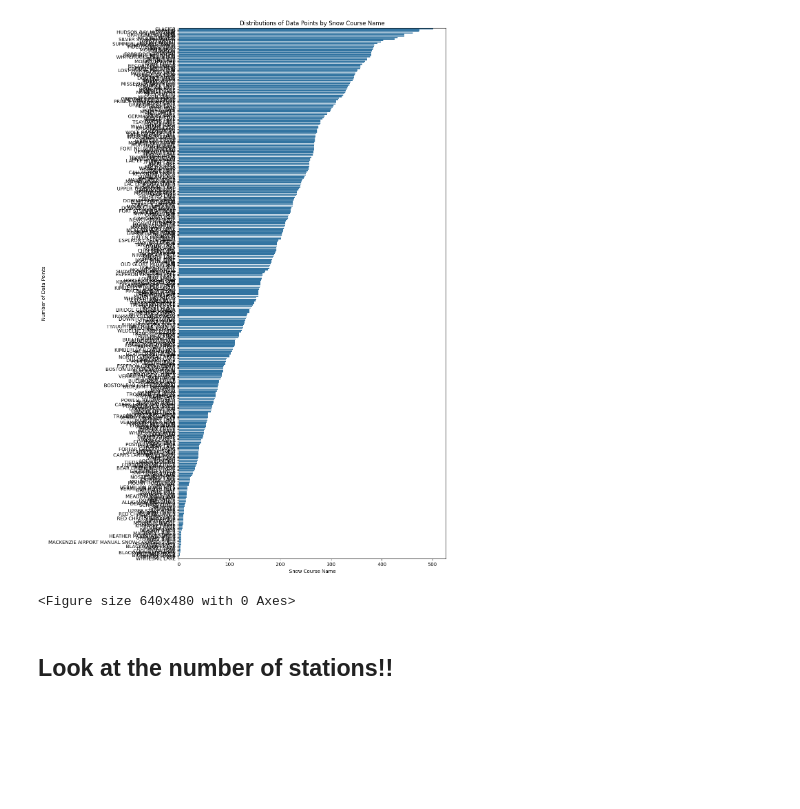
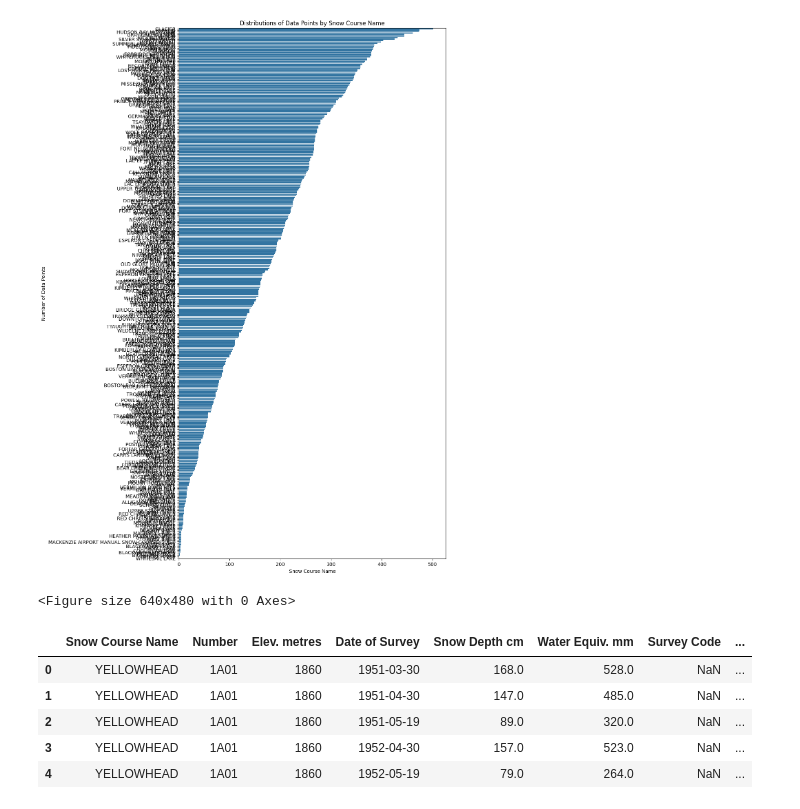
Before and after one commit to Oliver2552/Snow_Depth_Patterns_BC, a Jupyter notebook: src/snow_survey_EDA.ipynb, the cells around one changed output. Drawn from its saved outputs; the diff is of its cells as text; code cells hidden in the pictures; blank space fills up the shorter version.

```diff
--- a/src/snow_survey_EDA.ipynb
+++ b/src/snow_survey_EDA.ipynb
@@ -234,5 +234,13 @@ plt.savefig(output_path)
 # %% [output]
 [figure]
 <Figure size 640x480 with 0 Axes>
-# %% [markdown]
-## Look at the number of stations!!
+# %%
+# Printing dataset again so we dont have to scroll up..
+snow_survey_df.head()
+# %% [output]
+|  | Snow Course Name | Number | Elev. metres | Date of Survey | Snow Depth cm | Water Equiv. mm | Survey Code | ... |
+| 0 | YELLOWHEAD | 1A01 | 1860 | 1951-03-30 | 168.0 | 528.0 | NaN | ... |
+| 1 | YELLOWHEAD | 1A01 | 1860 | 1951-04-30 | 147.0 | 485.0 | NaN | ... |
+| 2 | YELLOWHEAD | 1A01 | 1860 | 1951-05-19 | 89.0 | 320.0 | NaN | ... |
+| 3 | YELLOWHEAD | 1A01 | 1860 | 1952-04-30 | 157.0 | 523.0 | NaN | ... |
+| 4 | YELLOWHEAD | 1A01 | 1860 | 1952-05-19 | 79.0 | 264.0 | NaN | ... |
```
Also changed, not shown: parts of 2 cells of this notebook, 2 other files.
